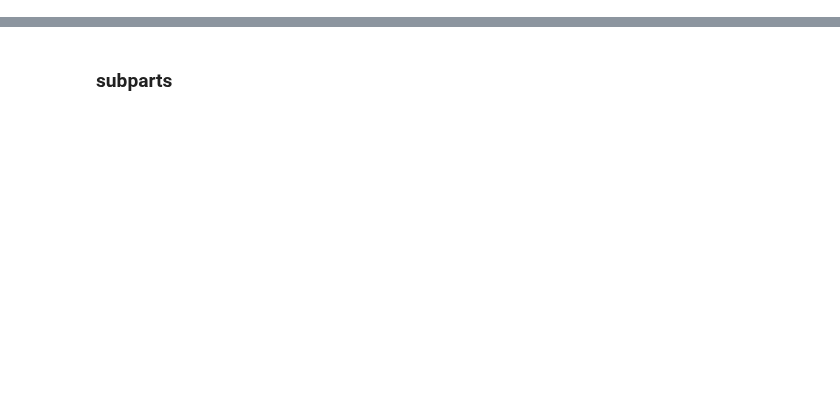
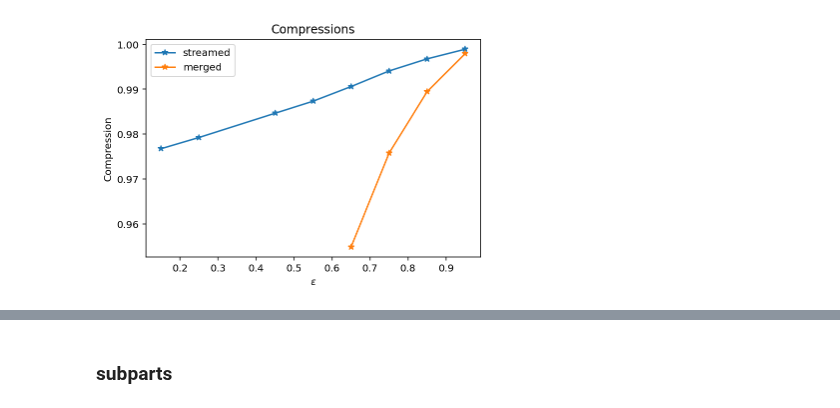
Before and after one commit to jrybicki-jsc/smms, a Jupyter notebook: graphla/cleans.ipynb, the cells around one changed output, grey strips where cells are left out. Drawn from its saved outputs; the diff is of its cells as text; code cells hidden in the pictures; blank space fills up the shorter version.

```diff
--- a/graphla/cleans.ipynb
+++ b/graphla/cleans.ipynb
@@ -36,3 +41,17 @@ plt.ylabel('Model size');
+# %%
+def get_compression(sizes):
+    return [1.0 - a/f_size for a in sizes]
+# %%
+plt.title('Compressions')
+plt.plot(sorted(streamed_nets.keys()), get_compression(streamed_sizes),'-*', label='streamed');
+plt.plot(sorted(merged_nets.keys()), get_compression(merged_sizes),'-*', label='merged');
+
+plt.legend()
+
+plt.xlabel('$\epsilon$')
+plt.ylabel('Compression');
+# %% [output]
+[figure, added]
 # %%
 labels = pd.read_csv('../res/newclusterres/apks_labels_hashed.csv', index_col=0)
 
```
Also changed, not shown: parts of 19 cells of this notebook.
